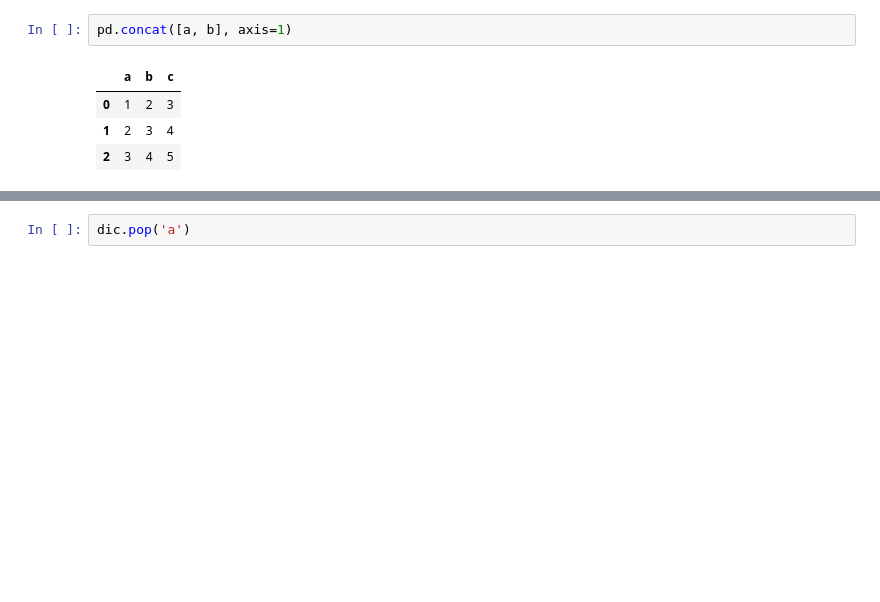
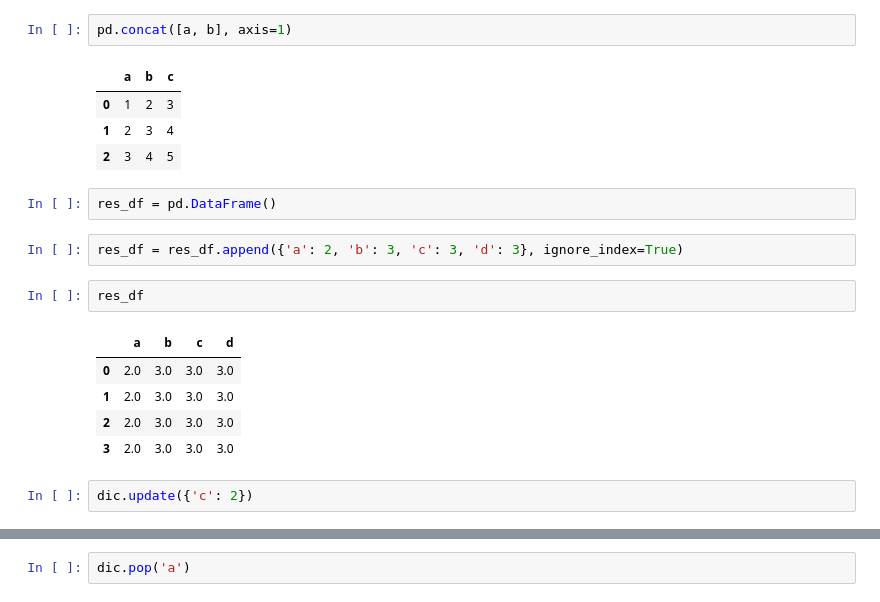
Before and after one commit to haohy/deepts_torch, a Jupyter notebook: notebooks/data_describe.ipynb, the cells around one changed output, grey strips where cells are left out. Saved outputs shown, nothing was run; the diff lists cells and outputs as text; blank space fills up the shorter version.

```diff
--- a/notebooks/data_describe.ipynb
+++ b/notebooks/data_describe.ipynb
@@ -761,6 +761,20 @@ pd.concat([a, b], axis=1)
 | 0 | 1 | 2 | 3 |
 | 1 | 2 | 3 | 4 |
 | 2 | 3 | 4 | 5 |
+# %%
+res_df = pd.DataFrame()
+# %%
+res_df = res_df.append({'a': 2, 'b': 3, 'c': 3, 'd': 3}, ignore_index=True)
+# %%
+res_df
+# %% [output]
+|  | a | b | c | d |
+| 0 | 2.0 | 3.0 | 3.0 | 3.0 |
+| 1 | 2.0 | 3.0 | 3.0 | 3.0 |
+| 2 | 2.0 | 3.0 | 3.0 | 3.0 |
+| 3 | 2.0 | 3.0 | 3.0 | 3.0 |
+# %%
+dic.update({'c': 2})
 # %%
 dic
 # %% [output]
```
Also changed, not shown: parts of 14 cells of this notebook, 23 other files.
